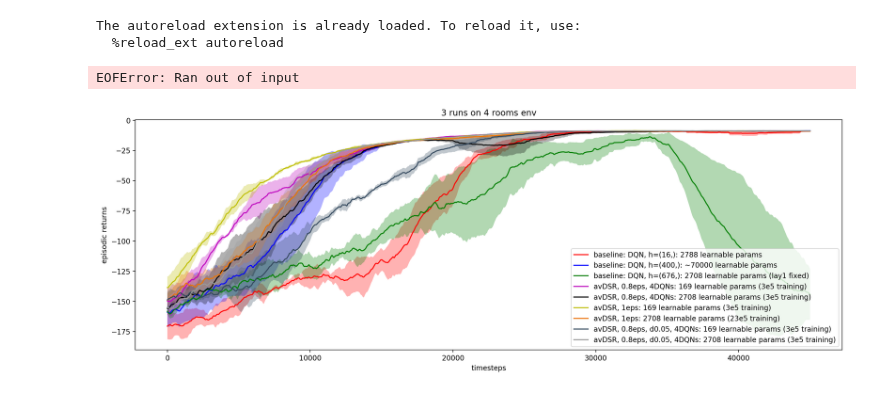
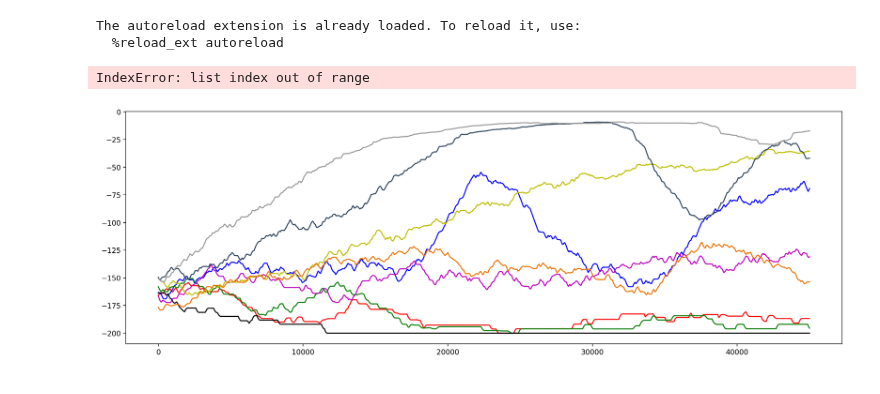
Before and after one commit to psurya1994/successor-feature-representations, a Jupyter notebook: notebooks/12-visualize-learning-curves.ipynb, the cells around one changed output. Cells and saved outputs as stored; diff of their text form; code cells hidden in the pictures.

```diff
--- a/notebooks/12-visualize-learning-curves.ipynb
+++ b/notebooks/12-visualize-learning-curves.ipynb
@@ -22,10 +22,12 @@ with open('../storage/5b-main-generalization-all-baselines.p', 'rb') as f:
 with open('../storage/11-rewards-0.8eps.p', 'rb') as f:
     rewards2 = pickle.load(f)
 # %%
-with open('../storage/14-100000-rewards-1eps.p', 'rb') as f:
-    rewards2 = pickle.load(f)
+rewards = {}
+iters = [0, 1e3, 1e4, 2e4, 5e4, 1e5, 2e5, 3e5]
+for i in iters:
+    with open('../storage/14-'+str(int(i))+'-rewards-1eps.p', 'rb') as f:
+        rewards2 = pickle.load(f)
+        rewards = {**rewards, **rewards2}
-# %% [output]
-EOFError: Ran out of input
 # %%
 def plot_rewards(rewards, plot_seperate=True , clip=50000, title='unnamed'):
     smooth = 5000
@@ -55,7 +57,8 @@ def plot_rewards(rewards, plot_seperate=True , clip=50000, title='unnamed'):
     plt.title(title)
     plt.legend(loc='lower right'), plt.show()
 # %%
-plot_rewards({**rewards1,**rewards2}, plot_seperate=False, title='3 runs on 4 rooms env')
+plot_rewards(rewards, plot_seperate=False, title='3 runs on 4 rooms env')
 # plot_rewards(rewards2, plot_seperate=True, title='3 runs on 4 rooms env')
 # %% [output]
+IndexError: list index out of range
-[figure, old version]
+[figure, new version]
```
Also changed, not shown: parts of 3 cells of this notebook, 1 other file.
